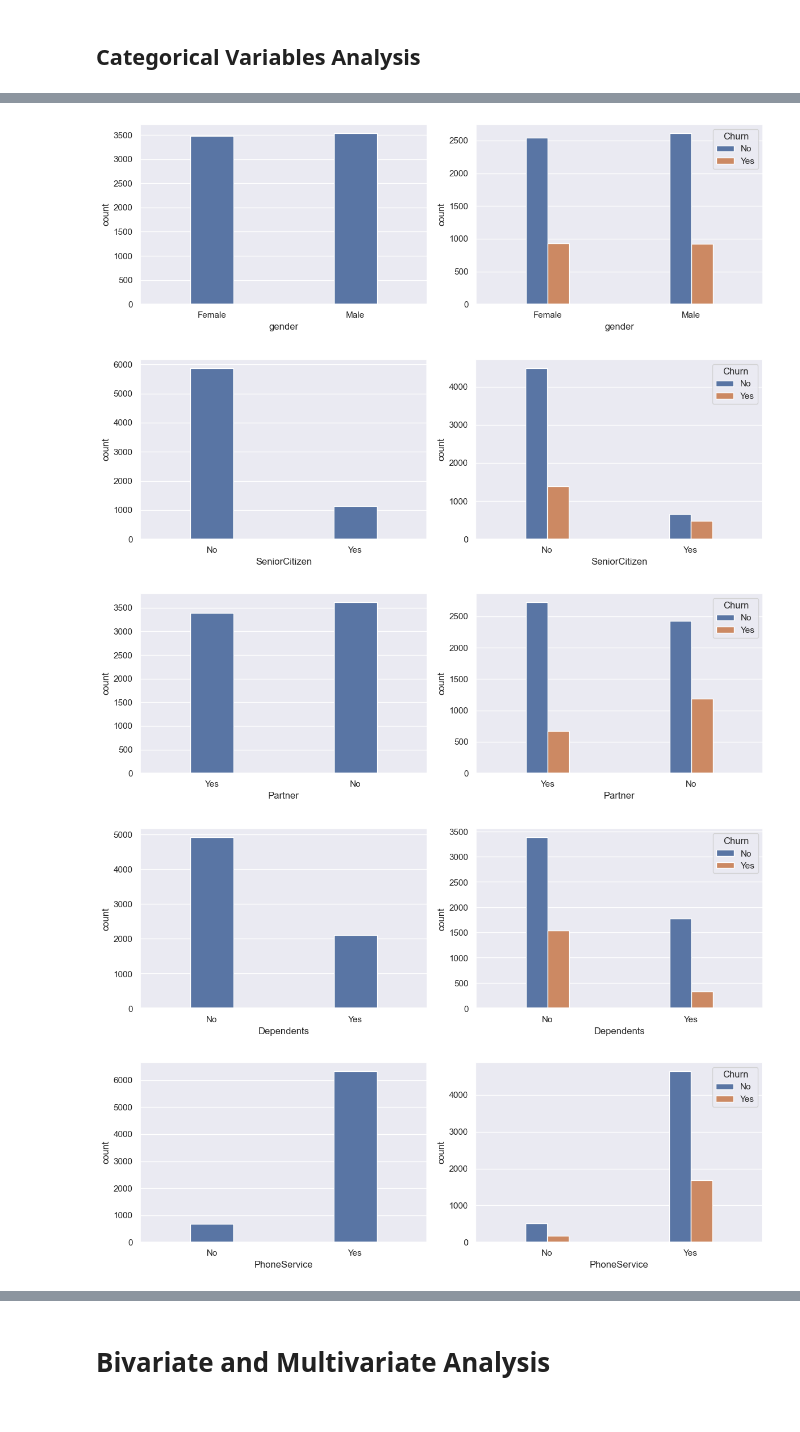
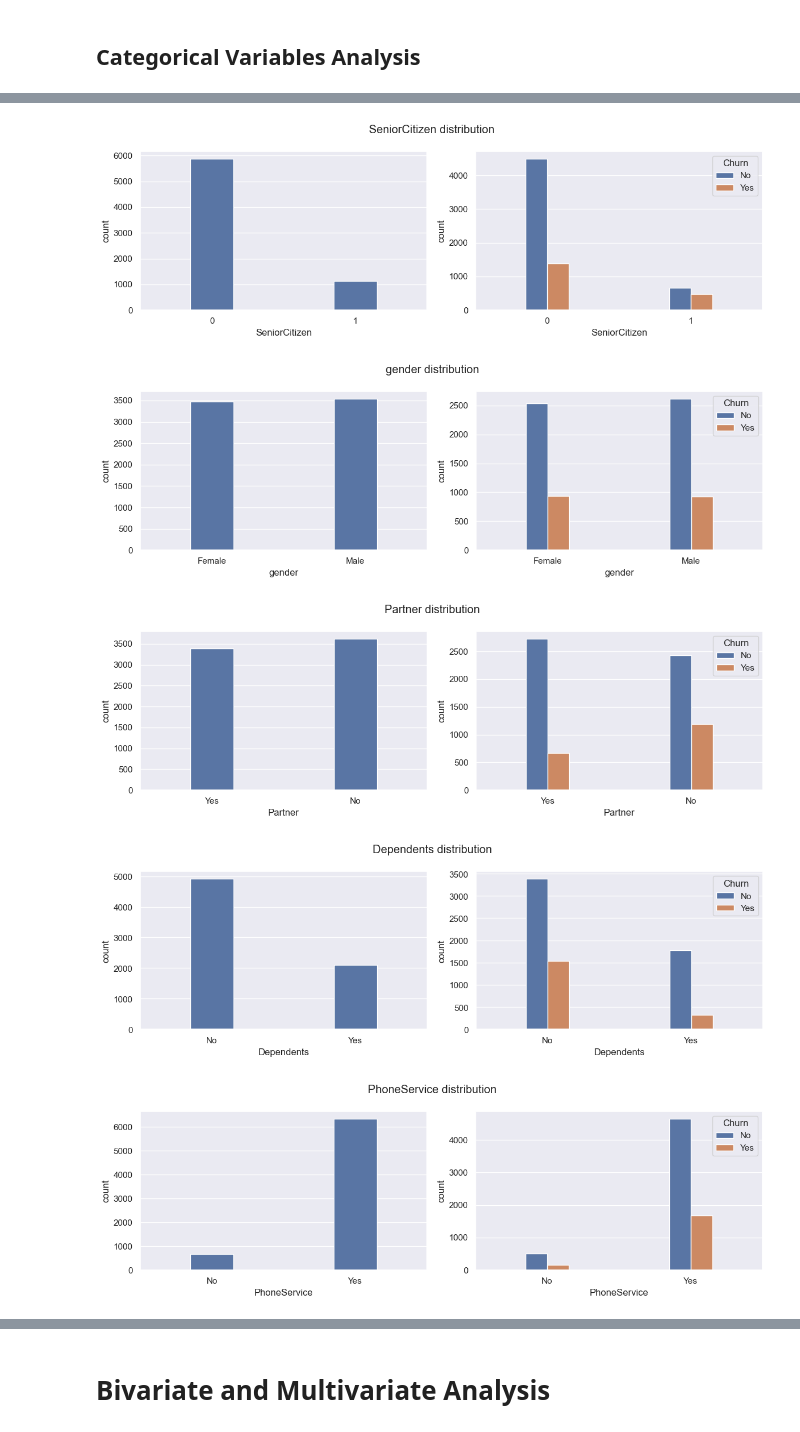
Before and after one commit to ElOuarary/Customer_Churn_Prediction, a Jupyter notebook: notebooks/exploratory_data_analysis.ipynb, the cells around one changed output, grey strips where cells are left out. Cells and saved outputs as stored; diff of their text form; code cells hidden in the pictures.

Commit message:
Finished the Univariate analysis and save the figured used for the analysis

```diff
--- a/notebooks/exploratory_data_analysis.ipynb
+++ b/notebooks/exploratory_data_analysis.ipynb
@@ -9,6 +9,8 @@ from path import Path
 DATA_RAW_PATH = Path('..\\data\\raw')
 DATA_PROCESSED_PATH = Path('..\\data\\processed')
 
+PLOTS_PATH = Path('..\\docs\\images')
+
 csv_file = DATA_RAW_PATH / 'Teleco_Customer_Churn.csv'
 df = pd.read_csv(csv_file, index_col='customerID')
 df.head()
@@ -257,7 +260,7 @@ dummy[categorical_col].describe()
 columns_values = {}
 
 for col in dummy[categorical_col]:
-    columns_values[col] = dummy[col].value_counts().to_dict()
+    columns_values[col] = dummy[col].value_counts(normalize=True).round(2).to_dict()
 
 columns_values
 # %% [output]
@@ -284,6 +286,7 @@ columns_values
 # %%
 def plot_categorical(df: pd.DataFrame, col:str, hue:str = None):
     fig, axes = plt.subplots(ncols=2, figsize=(12, 4))
+    fig.suptitle(f'{col} distribution')
 
     # Categorical count without the hue
     sns.countplot(df, x=col, ax=axes[0], width=0.3)
@@ -292,14 +295,15 @@ def plot_categorical(df: pd.DataFrame, col:str, hue:str = None):
     sns.countplot(df, x=col, hue=hue, ax=axes[1], width=0.3)
 
     plt.tight_layout()
+    plt.savefig(PLOTS_PATH/f'{col}')
     plt.show()
 # %%
-plot_categorical(df=dummy, col='', hue='Churn')
+plot_categorical(df=dummy, col='SeniorCitizen', hue='Churn')
 for col in categorical_col[:-1]:
     plot_categorical(df=dummy[categorical_col], col=col, hue='Churn')
 # %% [output]
-[figure, old version]
+[figure, new version]
-[figure, old version]
+[figure, new version]
-[figure, old version]
+[figure, new version]
-[figure, old version]
+[figure, new version]
-[figure, old version]
+[figure, new version]
```
Also changed, not shown: parts of 12 cells of this notebook, 20 other files.
